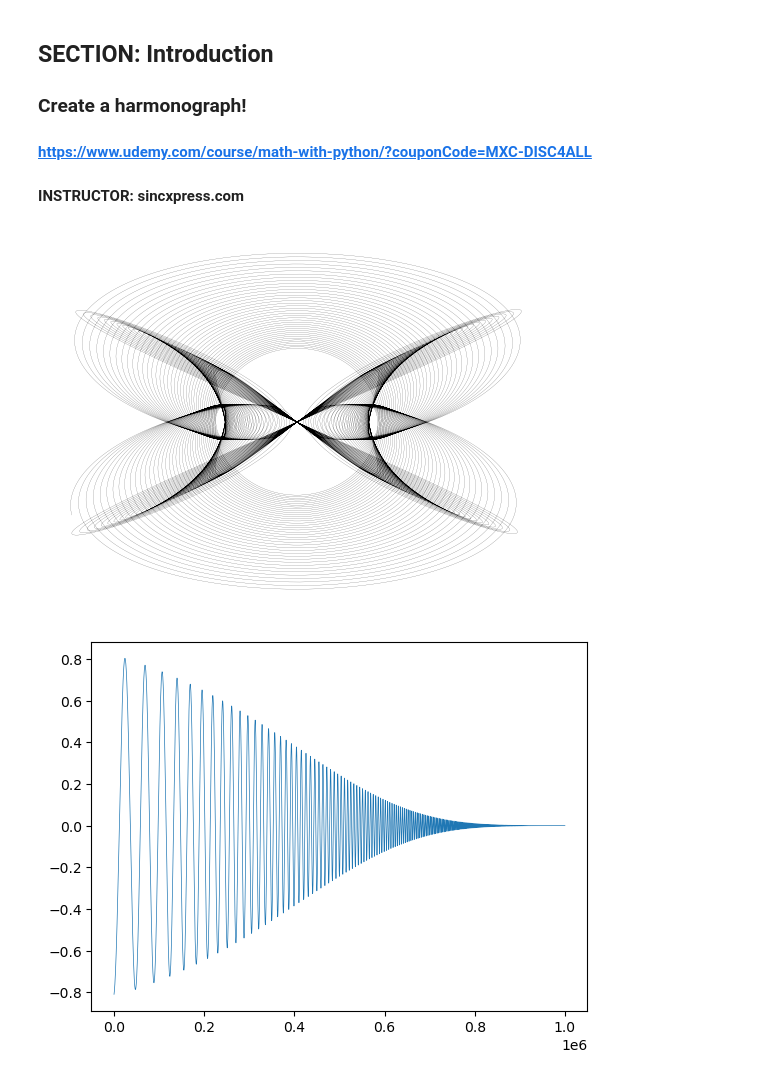
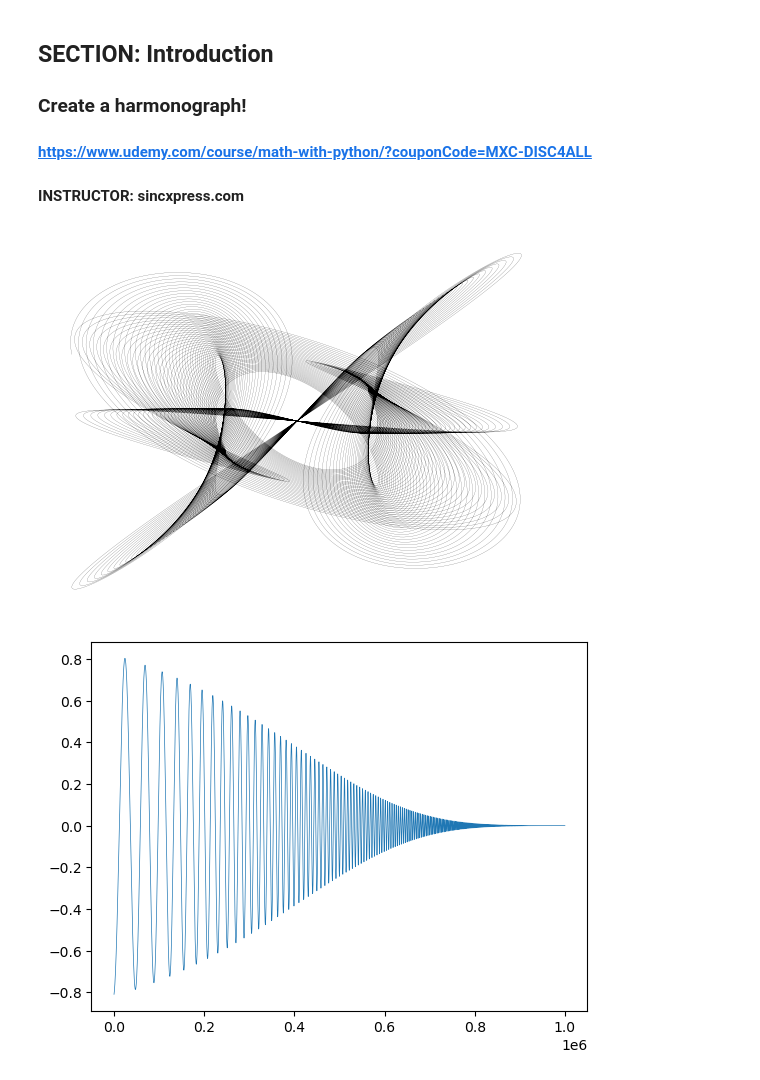
Before and after one commit to jinjiaacademy/MathPython, a Jupyter notebook: MXC_pymath_harmonograph.ipynb, the cells around one changed output. Cells and saved outputs as stored; diff of their text form; code cells hidden in the pictures.

```diff
--- a/MXC_pymath_harmonograph.ipynb
+++ b/MXC_pymath_harmonograph.ipynb
@@ -12,23 +12,23 @@ import matplotlib.pyplot as plt
 # %%
 # leave these parameters as-is
 n = 1000000
 t = np.logspace(np.log10(10),np.log10(500),n)
 
 # try chaning these parameters
 A = [  1, 1, 1.5, 1.5 ]
 d = [ .004, .001, .002, .0015 ]
-f = [   3, 1, 0.5, 2.5 ]
+f = [   3, 1, 2, 2.5 ]
 
 # generate XY value pairs
 x = A[0]*np.sin(t*f[0])*np.exp(-d[0]*t) + A[1]*np.sin(t*f[1])*np.exp(-d[1]*t)
 y = A[2]*np.sin(t*f[2])*np.exp(-d[2]*t) + A[3]*np.sin(t*f[3])*np.exp(-d[3]*t)
 
 # plot them!
 plt.plot(x,y,'k',linewidth=.1)
 plt.axis('off')
 plt.show()
 # %% [output]
-[figure, old version]
+[figure, new version]
 # %%
 # what are the elementary components of the plots above? Let's have a look!
 plt.plot(np.sin(t*f[0])*np.exp(-d[0]*t),linewidth=.5)
```
